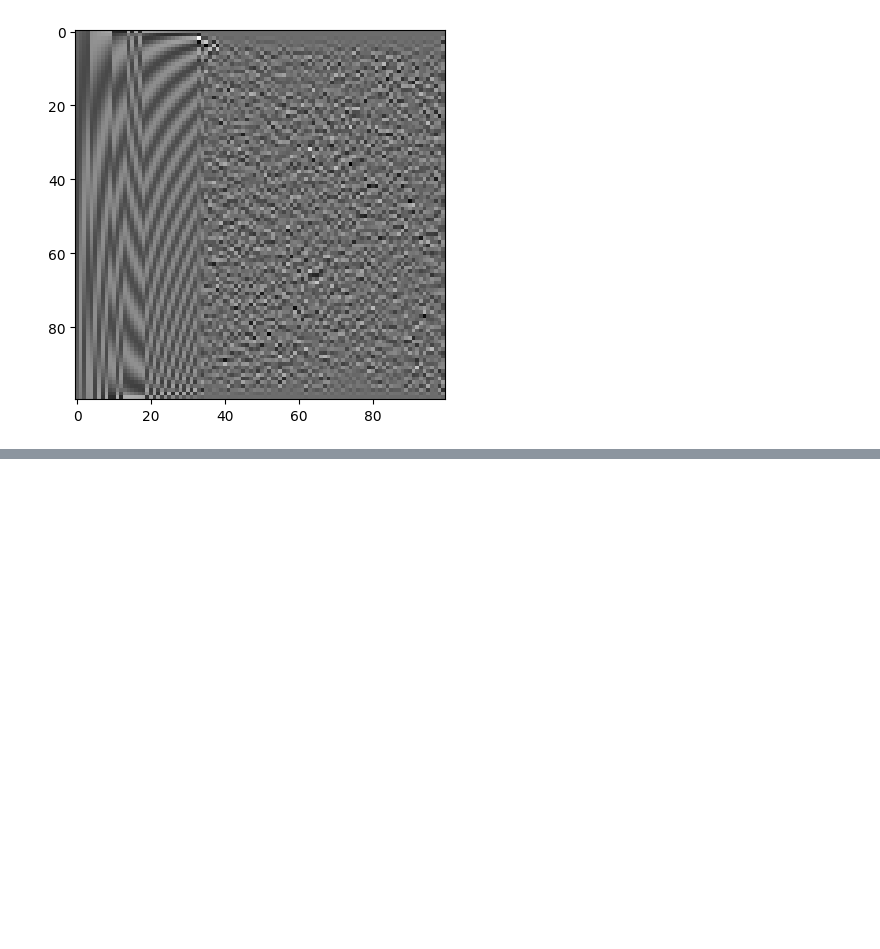
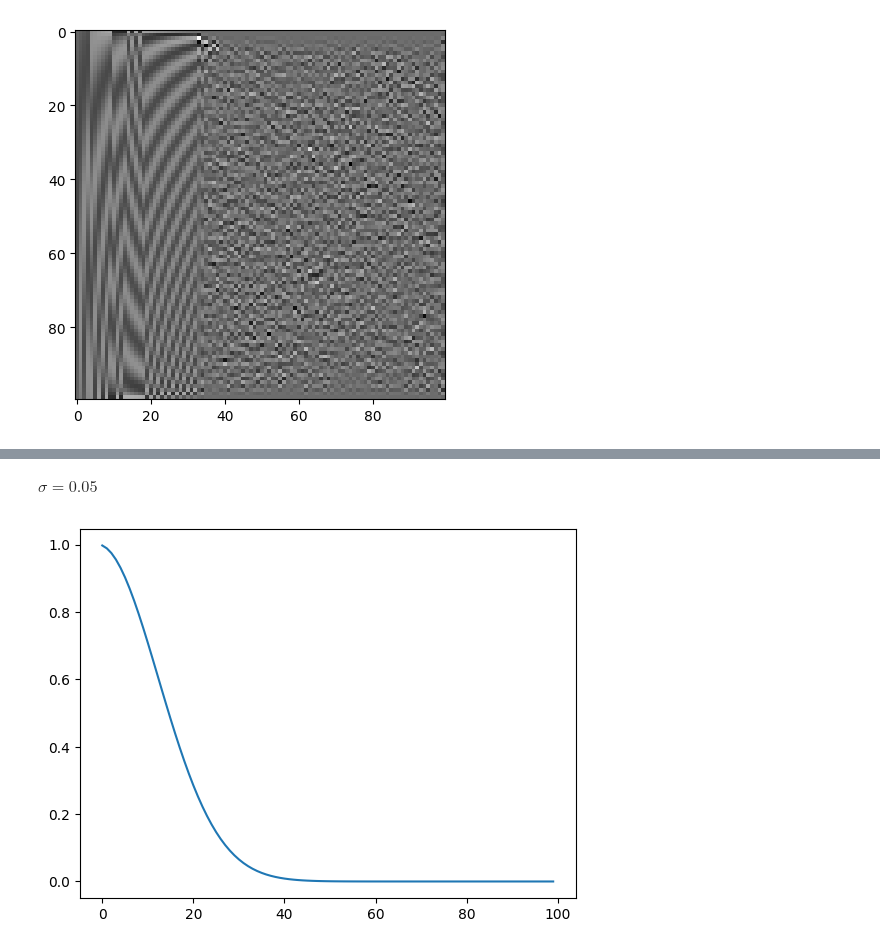
Before and after one commit to lucieniii/UCL-IPI-2022, a Jupyter notebook: ex1/ex1.ipynb, the cells around one changed output, grey strips where cells are left out. Drawn from its saved outputs; the diff is of its cells as text; code cells hidden in the pictures; blank space fills up the shorter version.

```diff
--- a/ex1/ex1.ipynb
+++ b/ex1/ex1.ipynb
@@ -88,16 +87,16 @@ def spatial_grid(n):
 # %% [markdown]
 ### Part b
 # %%
-def gaussian_func(x, n, mu=0., delta=0.2):
+def gaussian_func(x, n, mu=0., sig=0.2):
     delta_n = 2. / (n - 1)
-    return delta_n / np.sqrt(2 * np.pi) / delta * np.exp(-(x - mu) * (x - mu) / (2. * delta * delta))
+    return delta_n / np.sqrt(2 * np.pi) / sig * np.exp(-(x - mu) * (x - mu) / (2. * sig * sig))
 # %% [markdown]
 ### Part c
 # %%
-def convolution_matrix(n):
+def convolution_matrix(n, mu=0., sig=0.2):
     x = np.array([spatial_grid(n)])
     x2d = np.tile(x, (n, 1)).T - x
-    return gaussian_func(x2d, n)
+    return gaussian_func(x2d, n, mu, sig)
 # %% [markdown]
 ### Part d
 # %%
@@ -190,0 +217,12 @@ plt.imshow(v, cmap='gray')
+# %%
+A005 = convolution_matrix(100, 0, 0.05)
+A01 = convolution_matrix(100, 0, 0.1)
+A02 = convolution_matrix(100, 0, 0.2)
+# %% [markdown]
+$\sigma = 0.05$
+# %%
+u, s, vt = svd(A005)
+plt.plot(s)
+plt.show()
+# %% [output]
+[figure, added]
```
Also changed, not shown: parts of 42 cells of this notebook.
